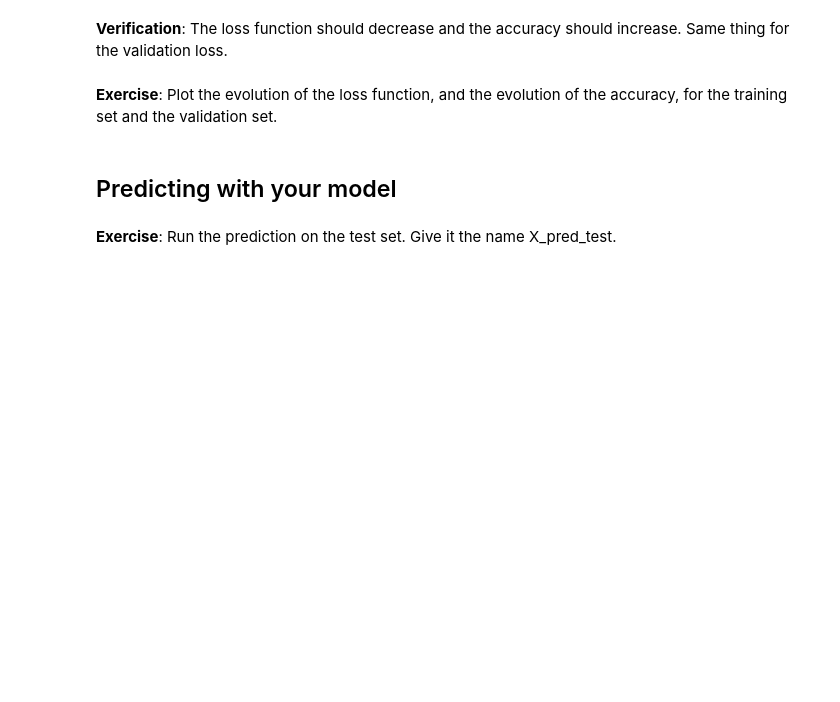
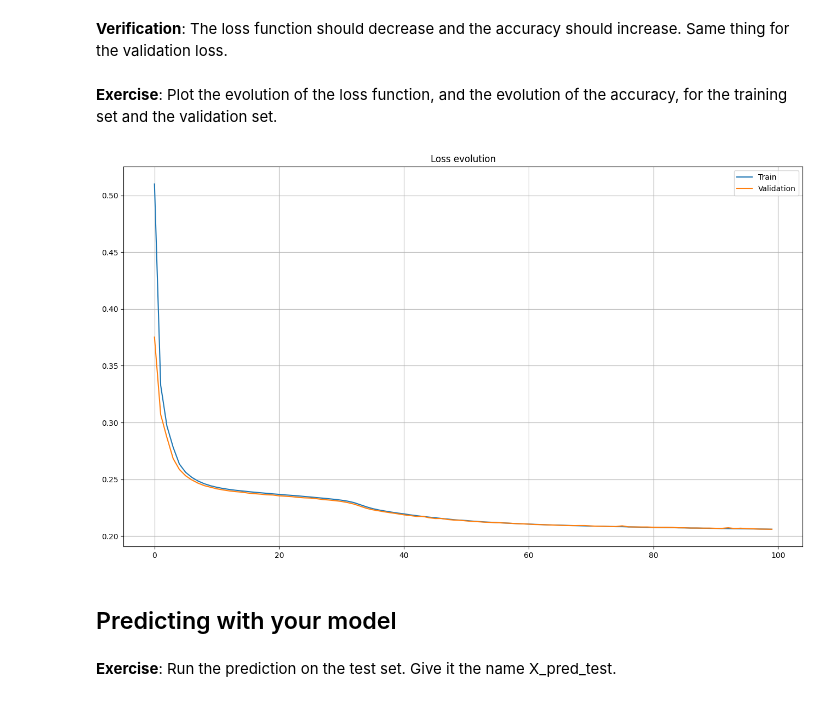
Before and after one commit to SantiagoM1227/TP_notebooks, a Jupyter notebook: English_version/TP_Bonus/TP_Keras_MNIST_autoencoder.ipynb, the cells around one changed output. Cells and saved outputs as stored; diff of their text form; code cells hidden in the pictures; blank space fills up the shorter version.

```diff
--- a/English_version/TP_Bonus/TP_Keras_MNIST_autoencoder.ipynb
+++ b/English_version/TP_Bonus/TP_Keras_MNIST_autoencoder.ipynb
@@ -163,3 +174,17 @@ Epoch 3/100
+# %%
+from matplotlib import axes
+loss_evolution = my_model.history.history['loss']
+val_loss_evolution = my_model.history.history['val_loss']
+
+fig,ax = plt.subplots(1,1,figsize = (16,9))
+ax.plot(loss_evolution)
+ax.plot(val_loss_evolution)
+ax.set_title("Loss evolution")
+ax.grid()
+ax.legend(["Train","Validation"])
+plt.show()
+# %% [output]
+[figure, added]
 # %% [markdown]
 ## Predicting with your model
 # %% [markdown]
```
Also changed, not shown: parts of 13 cells of this notebook.
